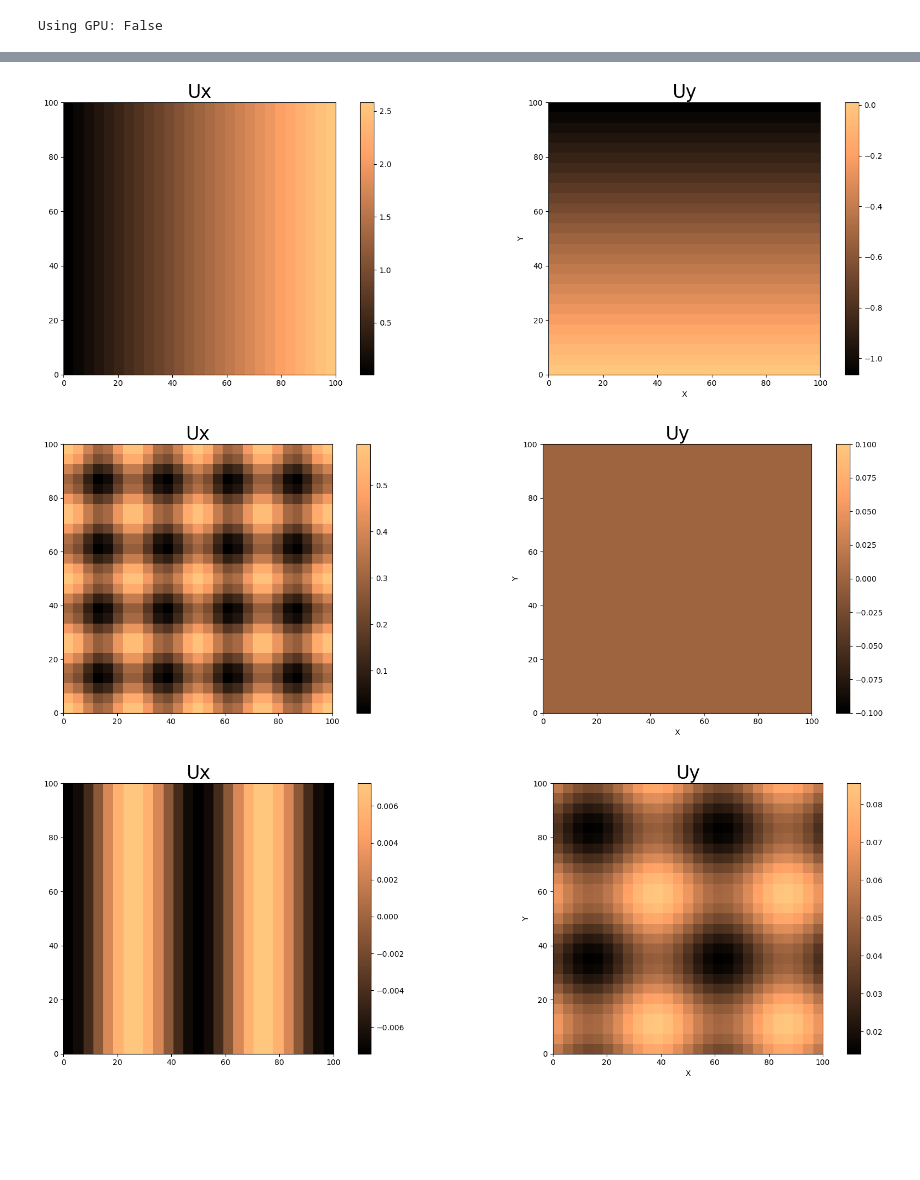
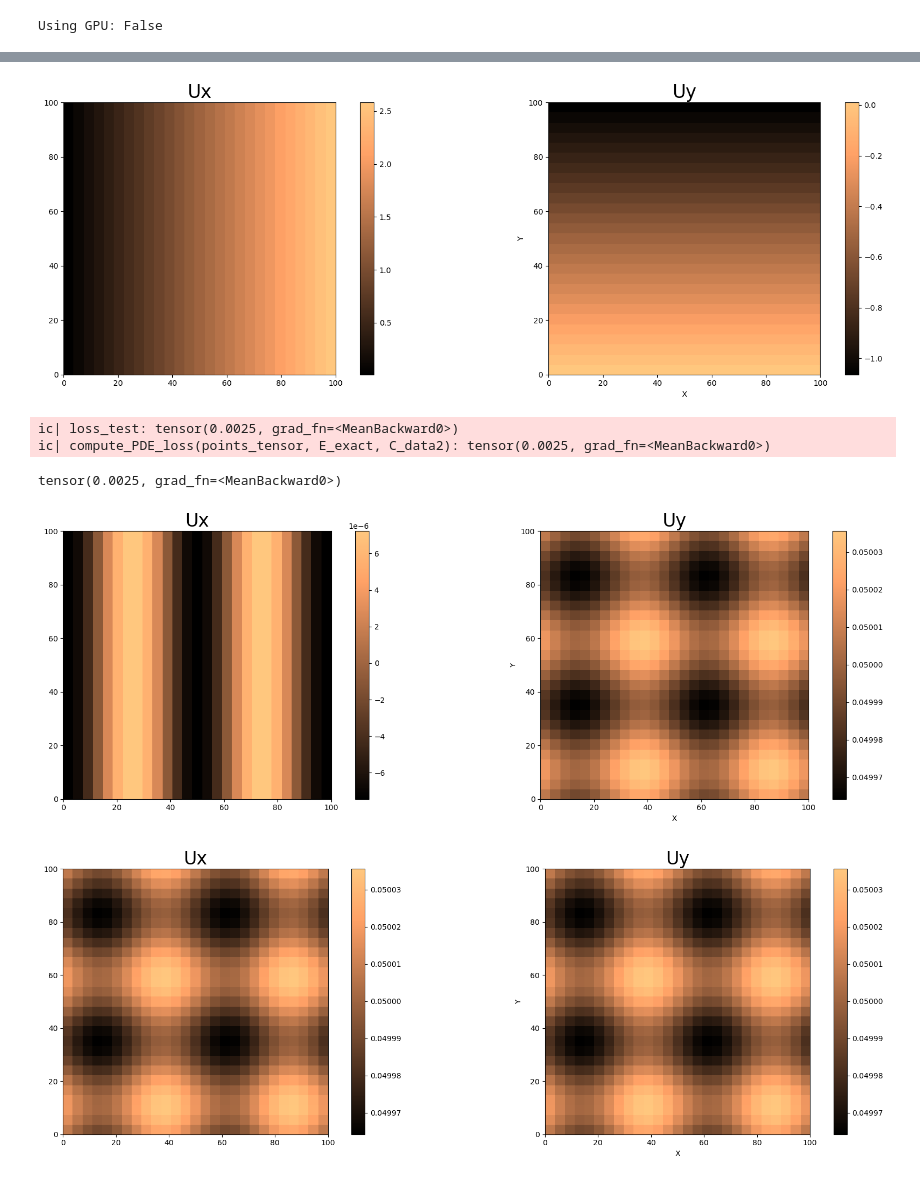
Before and after one commit to bonneted/pinn-cm, a Jupyter notebook: UQ/thin_plate.ipynb, the cells around one changed output, grey strips where cells are left out. Saved outputs shown, nothing was run; the diff lists cells and outputs as text; code cells hidden in the pictures; blank space fills up the shorter version.

Commit message:
update loss compute

```diff
--- a/UQ/thin_plate.ipynb
+++ b/UQ/thin_plate.ipynb
@@ -233,7 +233,7 @@ def E_nn(U,X):
     Exy = 0.5 * (grad_i(U[1],X,0) +grad_i(U[0],X,1))
     return [Exx, Eyy, Exy]
 
-def S_nn(E, C11, C33, Lmax=100):
+def S_nn(E, C11, C33):
     """
     Compute the stress for the given strain and stiffness coefficients.
 
@@ -256,7 +256,7 @@ def S_nn(E, C11, C33, Lmax=100):
 
     return [Sxx, Syy, Sxy]
 
-def PDE_loss(X, E, C_data,Lmax=100):
+def compute_PDE_loss(X, E, C_data,Lmax=100):
 
     C11, C33, dC11_dx, dC11_dy,dC33_dx, dC33_dy = C_data
     Exx, Eyy, Exy = E
@@ -423,6 +423,8 @@ def compute_loss(x_pde,x_bc, xi, Ux_mean, Ux_coeffs, Uy_mean, Uy_coeffs, C_data,
         E_pde = E_nn(U_pde,x_pde)
 
         C_data_batch = [C11_batch[:,:,i], dC11_dx_batch[:,:,i], dC11_dy_batch[:,:,i], C33_batch[:,:,i], dC33_dx_batch[:,:,i], dC33_dy_batch[:,:,i]]
+        C11_bc = C11_batch[:,-1,i]
+        C33_bc = C11_batch[:,-1,i]
 
         for C_index,C in enumerate(C_data_batch):
             C_data_batch[C_index] = C.ravel()
@@ -430,11 +432,11 @@ def compute_loss(x_pde,x_bc, xi, Ux_mean, Ux_coeffs, Uy_mean, Uy_coeffs, C_data,
         # Compute the stress
         # S = S_nn(x, E, C11_batch[:,:,i].squeeze(), C33_batch[:,:,i].squeeze())
 
-        pde_loss += PDE_loss(x_pde, E_pde, C_data)/len(x_pde)
+        pde_loss += compute_PDE_loss(x_pde, E_pde, C_data_batch)/len(x_pde)
         # Boundary Conditions Loss on stress
         U_bc = U_nn(x_bc, xi_batch[i], Ux_mean, Ux_coeffs, Uy_mean, Uy_coeffs, Enforce_BC)
         E_bc = E_nn(U_bc,x_bc)
-        S_bc = S_nn(E_bc, C_data[0], C_data[3])
+        S_bc = S_nn(E_bc, C11_bc, C33_bc)
         bc_loss += torch.mean((S_bc[0] - pstress)**2)/len(x_bc)
 
         # Combine the losses
@@ -650,36 +663,9 @@ def u_exact(X):
     Uy = -0.010741*X[:,1]+0.01*torch.cos(4*np.pi*X[:,1]/Lmax)
     return [Ux,Uy]
 
+Ux_exact, Uy_exact = u_exact(points_tensor)
+E_exact = E_nn((Ux_exact,Uy_exact),points_tensor)
 
-def PDE_loss(X, E, C_data,Lmax=100):
-
-    C11, C33, dC11_dx, dC11_dy,dC33_dx, dC33_dy = C_data
-    Exx, Eyy, Exy = E
-
-    Sxx, Syy, Sxy = S_nn(E, C11, C33, Lmax=100)
-    dSxx_dx = grad_i(Sxx,X,0)
-    dSyy_dy = grad_i(Syy,X,1)
-    dSxy_dx = grad_i(Sxy,X,0)
-    dSxy_dy = grad_i(Sxy,X,1)
-
-    Mx = dSxx_dx + dSxy_dy
-    My = dSyy_dy + dSxy_dx
-    # dExx_dx = grad_i(Exx,X,0)
-    # dExx_dy = grad_i(Exx,X,1)
-    # dEyy_dx = grad_i(Eyy,X,0)
-    # dEyy_dy = grad_i(Eyy,X,1)
-    # dExy_dx = grad_i(Exy,X,0)
-    # dExy_dy = grad_i(Exy,X,1)
-
-    # Mx = dC11_dx * (Exx - Eyy) + C11 * (dExx_dx - dEyy_dx) - dC33_dx * Eyy - C33 * dEyy_dx + dC33_dy * Exy + C33 * dExy_dy
-    # My = dC11_dy * (Exx - Eyy) + C11 * (dExx_dy - dEyy_dy) - dC33_dy * Exx - C33 * dExx_dy + dC33_dx * Exy + C33 * dExy_dx
-
-    return Mx**2 + My**2
-
-Ux_exact, Uy_exact = u_exact(points_tensor)
-Ex_exact, Ey_exact, Exy_exact = E_nn((Ux_exact,Uy_exact),points_tensor)
-
-PDE_loss_exact = PDE_loss(points_tensor, [Ex_exact, Ey_exact, Exy_exact], C_data)
 Ux_exact = Ux_exact.reshape(N, N).cpu().detach().numpy()
 Uy_exact = Uy_exact.reshape(N, N).cpu().detach().numpy()
 # E_means = E_nn((Ux_mean_plot,Uy_mean_plot),points_tensor)
@@ -706,48 +692,54 @@ def plot_field(Ax,Ay):
 
 fig,ax = plot_field(Ux_exact,Uy_exact)
 # fig.suptitle('Ux', fontsize=24, y=1.05)
-fig,ax = plot_field(PDE_loss_exact.reshape(N, N).cpu().detach().numpy(),np.zeros((N,N)))
 # %% [output]
 [figure]
-[figure, removed]
 # %%
+from icecream import ic
 N=27
 
-def u_exact(X):
-    Ux = torch.tensor(0.025712)*X[:,0]+0.1*torch.cos(4*np.pi*X[:,0]/Lmax)
-    Uy = -0.010741*X[:,1]+0.1*torch.cos(4*np.pi*X[:,1]/Lmax)
+def u_exact(X,delta=1e-4):
+    Ux = torch.tensor(0.025712)*X[:,0]+delta*torch.cos(4*np.pi*X[:,0]/Lmax)
+    Uy = -0.010741*X[:,1]+delta*torch.cos(4*np.pi*X[:,1]/Lmax)
     return [Ux,Uy]
 
 Ux_exact, Uy_exact = u_exact(points_tensor)
-Ex_exact, Ey_exact, Exy_exact = E_nn((Ux_exact,Uy_exact),points_tensor)
+E_exact = E_nn((Ux_exact,Uy_exact),points_tensor)
 
 C_data = [C11, torch.tensor(dC11_dx).float().to(device), torch.tensor(dC11_dy).float().to(device), C33, torch.tensor(dC33_dx).float().to(device), torch.tensor(dC33_dy).float().to(device)]
 C11_test, dC11_dx_test, dC11_dy_test, C33_test, dC33_dx_test, dC33_dy_test = C_data
 
 indices = torch.randperm(xi.size(0))[:batch_size]
 C11_batch = C11_test[:,:,indices]
 dC11_dx_batch = dC11_dx_test[:,:,indices]
 dC11_dy_batch = dC11_dy_test[:,:,indices]
 C33_batch = C33_test[:,:,indices]
 dC33_dx_batch = dC33_dx_test[:,:,indices]
 dC33_dy_batch = dC33_dy_test[:,:,indices]
 
 i = 0
 
 C_data2 = [C11_batch[:,:,i], dC11_dx_batch[:,:,i], dC11_dy_batch[:,:,i], C33_batch[:,:,i], dC33_dx_batch[:,:,i], dC33_dy_batch[:,:,i]]
 
 for C_index,C in enumerate(C_data2):
     C_data2[C_index] = C.ravel()
 
 
 loss_C11,loss_C33,loss_dC11_dx,loss_dC11_dy,loss_dC33_dx,loss_dC33_dy = C_data2
 
-
+Ex_exact, Ey_exact, Exy_exact = E_exact
 test_Mx = loss_dC11_dx * (Ex_exact - Ey_exact) + loss_C11 * (grad_i(Ex_exact,points_tensor,0) - grad_i(Ey_exact,points_tensor,0)) - loss_dC33_dx * Ey_exact - loss_C33 * grad_i(Ey_exact,points_tensor,0) + loss_dC33_dy * Exy_exact + loss_C33 * grad_i(Exy_exact,points_tensor,1)
 test_My = loss_dC11_dy * (Ex_exact - Ey_exact) + loss_C11 * (grad_i(Ex_exact,points_tensor,1) - grad_i(Ey_exact,points_tensor,1)) - loss_dC33_dy * Ex_exact - loss_C33 * grad_i(Ex_exact,points_tensor,1) + loss_dC33_dx * Exy_exact + loss_C33 * grad_i(Exy_exact,points_tensor,0)
 
 fig,ax = plot_field(test_Mx.reshape(N, N).cpu().detach().numpy(),test_My.reshape(N, N).cpu().detach().numpy())
+fig,ax = plot_field(test_My.reshape(N, N).cpu().detach().numpy(),test_My.reshape(N, N).cpu().detach().numpy())
 
 loss_test = torch.mean(test_Mx**2 + test_My**2)
+ic(loss_test)
+ic(compute_PDE_loss(points_tensor, E_exact, C_data2))
 # %% [output]
+ic| loss_test: tensor(0.0025, grad_fn=<MeanBackward0>)
+ic| compute_PDE_loss(points_tensor, E_exact, C_data2): tensor(0.0025, grad_fn=<MeanBackward0>)
+tensor(0.0025, grad_fn=<MeanBackward0>)
-[figure, old version]
+[figure, new version]
+[figure, added]
```
Also changed, not shown: parts of 6 cells of this notebook.
